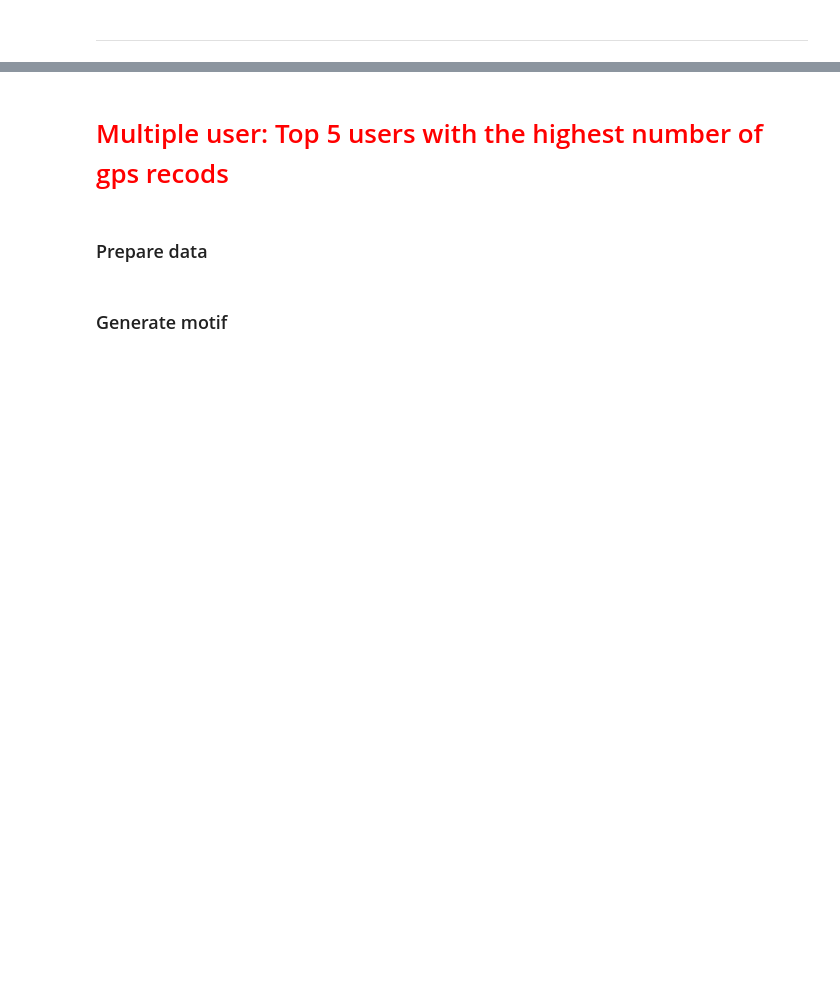
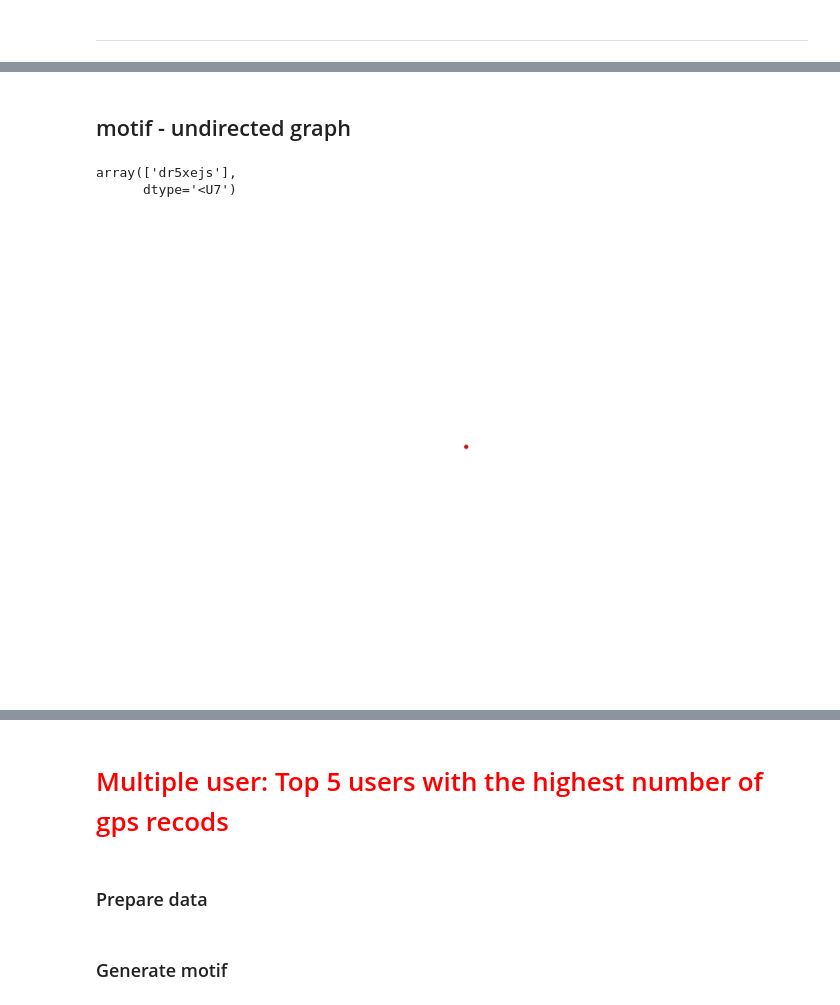
Before and after one commit to xz278/motif-python, a Jupyter notebook: location-public.ipynb, the cells around one changed output, grey strips where cells are left out. Cells and saved outputs as stored; diff of their text form; code cells hidden in the pictures; blank space fills up the shorter version.

Commit message:
single node motif analysis

```diff
--- a/location-public.ipynb
+++ b/location-public.ipynb
@@ -776,0 +915,50 @@ def add_subplot_axes(ax,rect,axisbg='w'):
+# %% [markdown]
+##  motif - undirected graph
+# %%
+graphs = {}
+single_node_day_index = []
+# Equality of generated graphs
+for index, n in enumerate(nodes_h):
+    found = False
+    g = set(generate_graph(n[1].node)) # removes duplicates
+    dg = nx.Graph()
+    # each node in the edge is seperated by whitespace
+    dg.add_edges_from([t.split() for t in g])
+
+    if len(dg.nodes())==0:
+           dg.add_node(0)
+           single_node_day_index.append(n[0])
+    dg = nx.freeze(dg)
+
+
+    for graph in graphs:
+        if nx.is_isomorphic(graph, dg):
+            # Found an isomorphic graph
+            found = True
+            graphs[graph].append(dg)
+            break
+    if not found:
+        # No isomorphic graph so far, so
+        # create a new one
+        graphs[dg] = [dg]
+# %%
+d2 = pd.datetime(2015,8,13,0,0,0,0,pytz.timezone('America/New_York')).date()
+for i in nodes_h:
+    if i[0].date()==d2:
+        dnodes = i
+        break
+if type(dnodes)!='int':
+    g = set(generate_graph(n[1].node)) # removes duplicates
+    dg = nx.Graph()
+    # each node in the edge is seperated by whitespace
+    dg.add_edges_from([t.split() for t in g])
+    if len(dg.nodes())==0:
+           dg.add_node(0)
+    dg = nx.freeze(dg)
+    nx.draw_spectral(dg, node_size=30)
+# print(dnodes)
+np.unique(dnodes[1].node.dropna().tolist())
+# %% [output]
+array(['dr5xejs'],
+      dtype='<U7')
+[figure, added]
```
Also changed, not shown: parts of 77 cells of this notebook.
